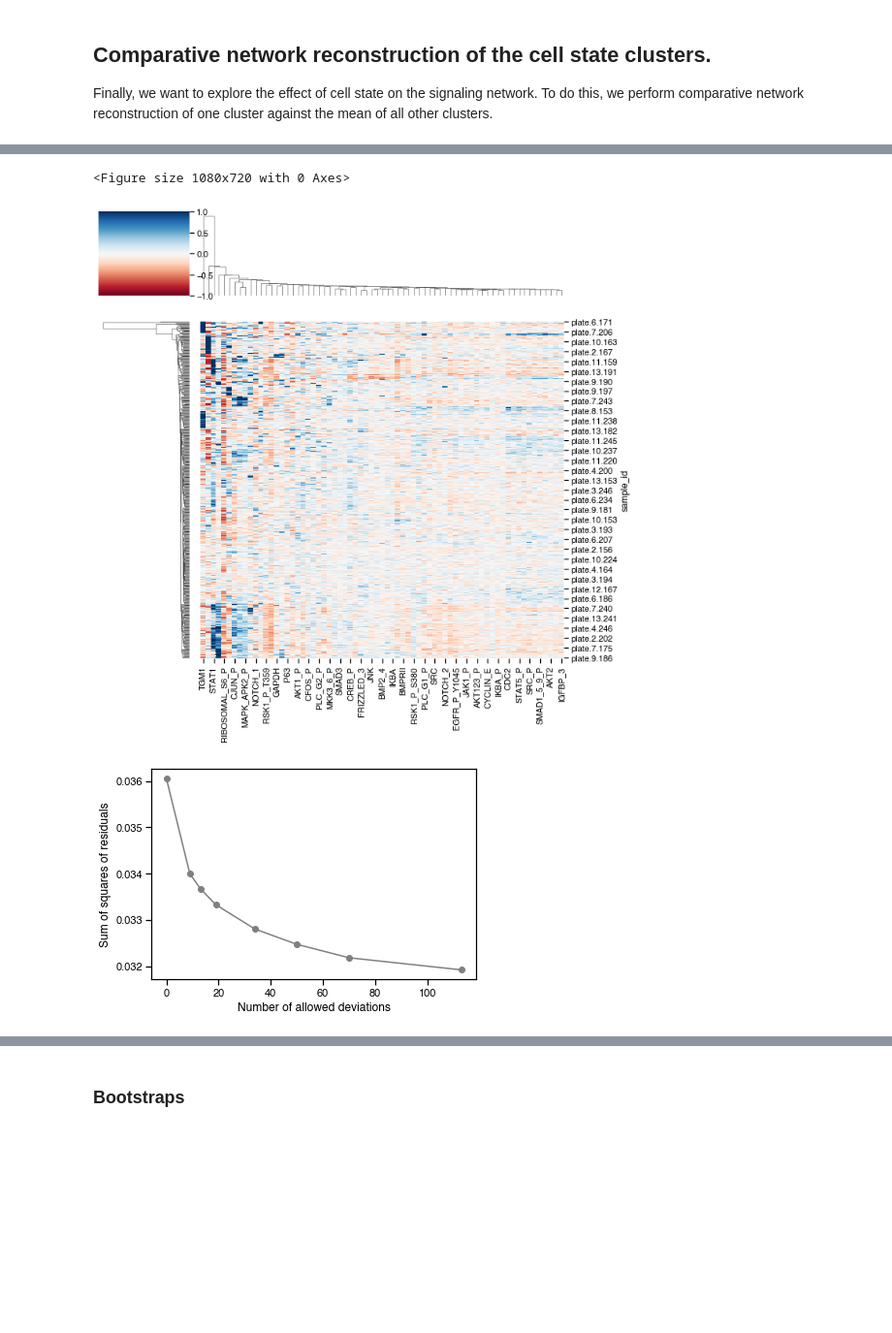
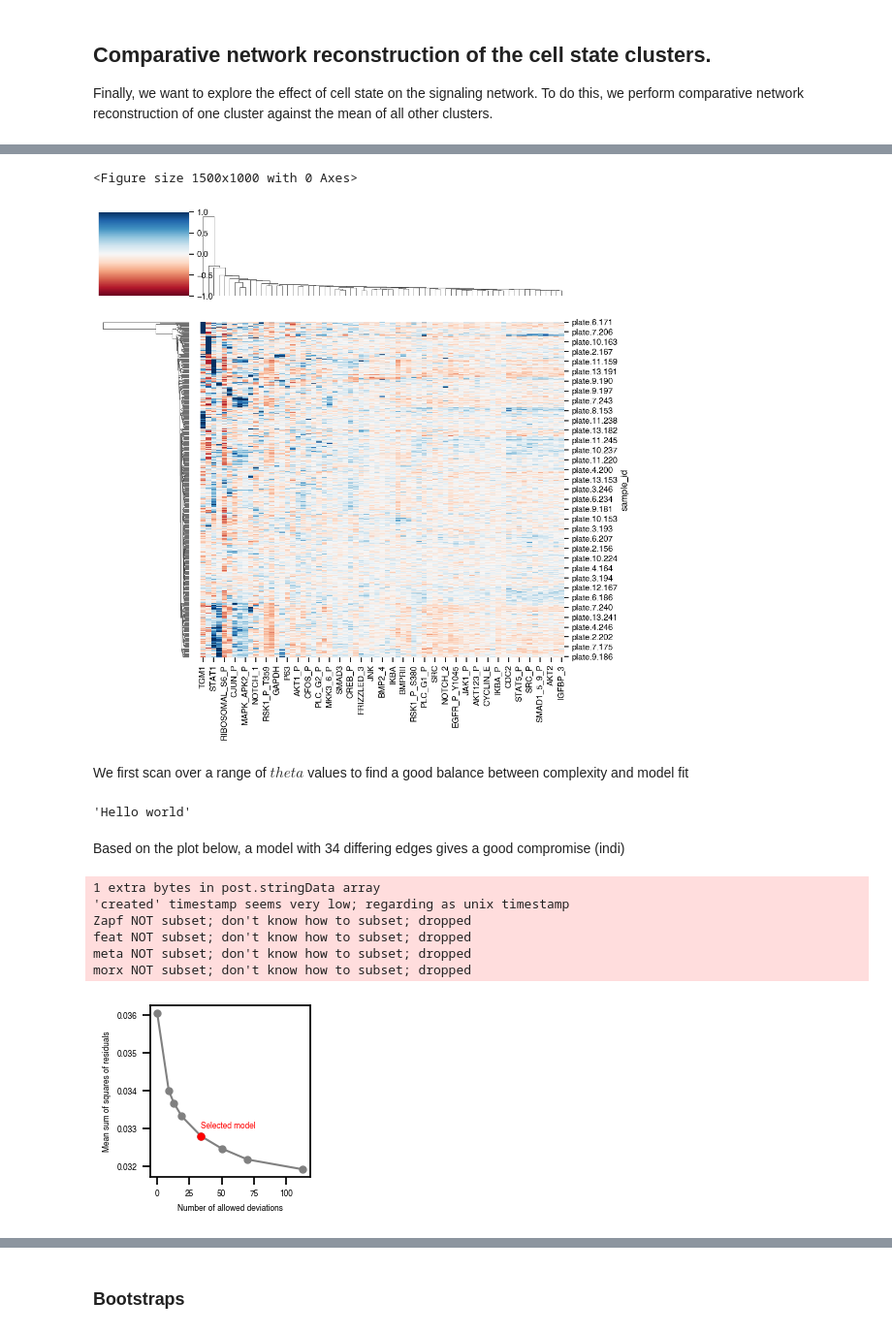
Before and after one commit to evertbosdriesz/scIDseq-CNR, a Jupyter notebook: notebooks/06-scmra-full-model.ipynb, the cells around one changed output, grey strips where cells are left out. Shown at 97% size. Saved outputs shown, nothing was run; the diff lists cells and outputs as text; code cells hidden in the pictures; blank space fills up the shorter version.

```diff
--- a/notebooks/06-scmra-full-model.ipynb
+++ b/notebooks/06-scmra-full-model.ipynb
@@ -39,6 +39,12 @@ import cplex
 # Fix some font issues
 matplotlib.rcParams['pdf.fonttype'] = 42
 matplotlib.rcParams['ps.fonttype'] = 42
+#matplotlib.rcParams.update({'figure.autolayout': True})
 plt.rcParams['font.sans-serif'] = "Helvetica"
 plt.rcParams['font.family'] = "sans-serif"
-#sns.set_context("note")
+sns.set_context("notebook")
+
+matplotlib.rc('xtick', labelsize=6)
+matplotlib.rc('ytick', labelsize=6)
+matplotlib.rc('axes', labelsize=8)
+matplotlib.rc('legend',**{'fontsize':6})
@@ -475,7 +503,7 @@ df_lst = []
 for clust_id, cells in group_annot.items():
     # Get median of EGF treated cells.
     ctr_cells = set(cells).intersection(cell_annot["EGF"])
-    ctr_median = dat.loc[ctr_cells].median()
+    ctr_median = dat.loc[list(ctr_cells)].median()
 
     # Median center cells per cluster
     dat_scaled = (dat.loc[cells] - ctr_median) / ctr_median
@@ -505,8 +533,9 @@ plt.xlim(-1, 1)
 plt.xlabel("Ri,a");
 plt.ylabel("Density")
 plt.title("Phopsho-epitotes");
-#plt.get_legend().remove()
+plt.legend().remove()
 plt.show();
+
 
 rtot_cnr.transpose().plot.kde();
 plt.xlabel("Ri,a");
@@ -528,8 +557,10 @@ sns.clustermap(
 )
 plt.tight_layout()
 # %% [output]
-<Figure size 1080x720 with 0 Axes>
+<Figure size 1500x1000 with 0 Axes>
-[figure, old version]
+[figure, new version]
+# %% [markdown]
+We first scan over a range of $theta$ values to find a good balance between complexity and model fit
 # %%
 %%capture
 sols_theta = dict()
@@ -548,10 +586,32 @@ for theta in THETA_VALS:
+# %%
+test
+# %% [output]
+'Hello world'
+# %% [markdown]
+Based on the plot below, a model with 34 differing edges gives a good compromise (indi)
 # %%
+THETA = 0.2
+sol_ref = sols_theta[THETA]
+
 tmp = sorted([(
     sum(s.allowed_deviations.values()),
     np.mean(np.array(np.square(pd.concat([s.residuals_incomplete, s.residuals_complete]))).flatten()))
     for s in sols_theta.values()])
-plt.plot(*zip(*tmp), '-o', c="gray");
-plt.xlabel("Number of allowed deviations");
-plt.ylabel("Sum of squares of residuals");
+
+fig, ax = plt.subplots()
+fig.set_size_inches(2.5, 2.5);
+plt.plot(*zip(*tmp), '-o', c="gray", markersize=5);
+plt.plot(sum(sol_ref.allowed_deviations.values()), sol_ref.mssr, '-o', markersize=5, c='red')
+plt.text(34,0.033, "Selected model", c='red', size=6)
+plt.xlabel("Number of allowed deviations", size=6);
+plt.ylabel("Mean sum of squares of residuals", size=6);
+plt.tight_layout()
+plt.savefig("../figures/scIDseq/CNR/theta-scan.pdf")
 # %% [output]
+1 extra bytes in post.stringData array
+'created' timestamp seems very low; regarding as unix timestamp
+Zapf NOT subset; don't know how to subset; dropped
+feat NOT subset; don't know how to subset; dropped
+meta NOT subset; don't know how to subset; dropped
+morx NOT subset; don't know how to subset; dropped
-[figure, old version]
+[figure, new version]
```
Also changed, not shown: parts of 18 cells of this notebook, 13 other files.
